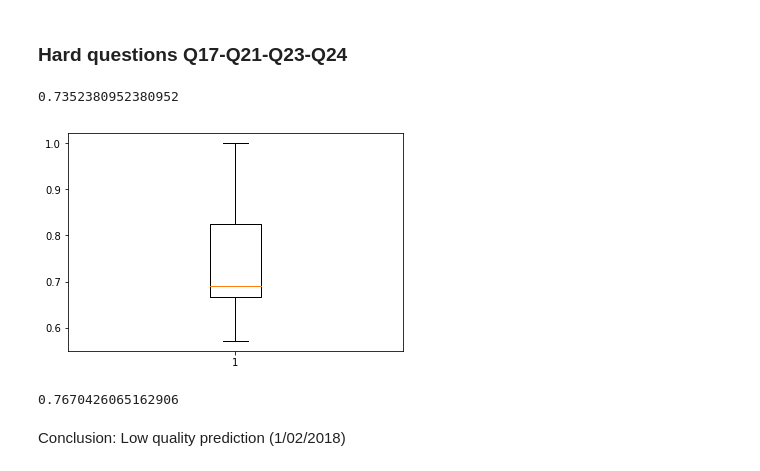
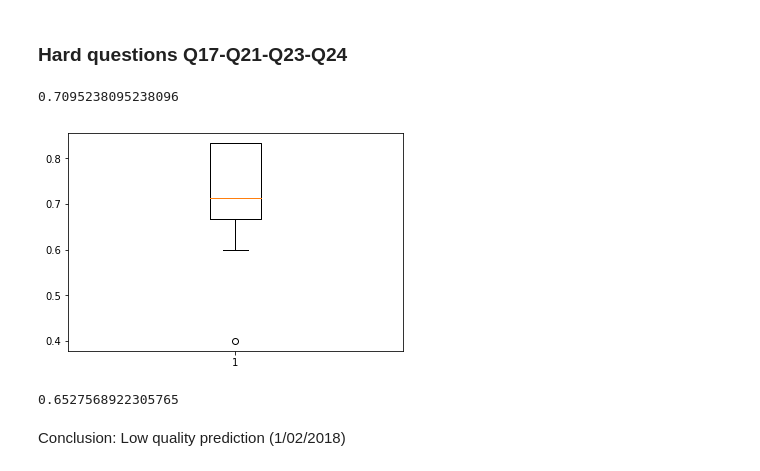
Before and after one commit to CyberCRI/dataanalysis-herocoli-redmetrics, a Jupyter notebook: v1.52/Data mining/Classification.ipynb, the cells around one changed output. Drawn from its saved outputs; the diff is of its cells as text; code cells hidden in the pictures.

Commit message:
Temp data analysis workflow

```diff
--- a/v1.52/Data mining/Classification.ipynb
+++ b/v1.52/Data mining/Classification.ipynb
@@ -320,36 +313,36 @@ TODO Raphael: Check which questions you want additional analysis for
 # %%
 # Remove id
 anonymousData = gameAndCorrectedAfterDataClassif.drop("anonymousID", axis = 1)
 
 # Get features and target
-features = pd.concat([anonymousData.loc[:,"sessionsCount":"maxChapter"], anonymousData.loc[:,"gameInterest":"androidPlay"]], axis=1)
+features = pd.concat([anonymousData.loc[:,"sessionsCount":"completionTime"], anonymousData.loc[:,"gameInterest":"androidPlay"]], axis=1)
 target = anonymousData.loc[:,["Q17", "Q21", "Q23", "Q24"]].astype(int).sum(axis=1)
 target = target.apply(lambda x: 0 if x < 3 else 1)
 
 # Add polynomial features
 secondDegreeFeatures = preprocessing.PolynomialFeatures(degree=2, interaction_only=False, include_bias=True)
 features = secondDegreeFeatures.fit_transform(features)
 
 # Center and scale data
 features = preprocessing.scale(features)
 
 # Classify using extra tree classifiers, more random than random forest methods
 clf = ExtraTreesClassifier(n_estimators=10, max_depth=None, min_samples_split=2, random_state=0, bootstrap=True)
 scores = cross_val_score(clf, features, target, cv=10)
 
 # Display plot
 boxplot(scores)
 scores.mean()
 # %% [output]
-0.7352380952380952
+0.7095238095238096
-[figure, old version]
+[figure, new version]
 # %%
 # Classify using random forests -accounts for the small size of the dataset and the categorical nature of the features, limit overfitting
 clf = RandomForestClassifier(n_estimators=10, max_depth=None, min_samples_split=2, random_state=0, bootstrap=True)
 scores = cross_val_score(clf, features, target)
 scores.mean()
 # %% [output]
-0.7670426065162906
+0.6527568922305765
 # %% [markdown]
 Conclusion: Low quality prediction (1/02/2018)
 # %% [markdown]
```
Also changed, not shown: parts of 16 cells of this notebook, 1 other file.
